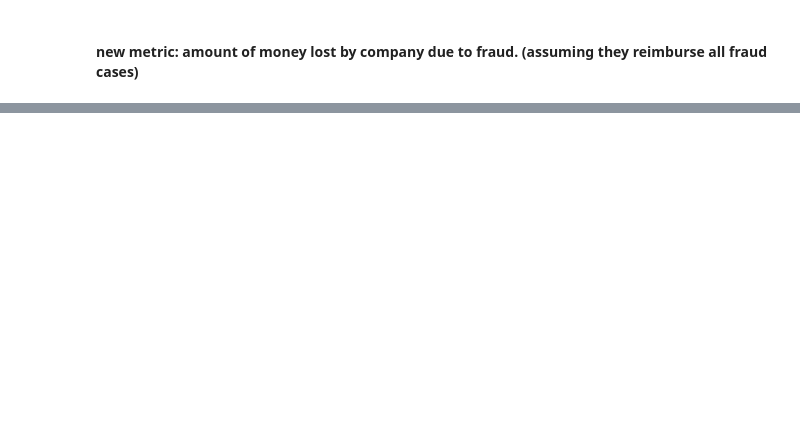
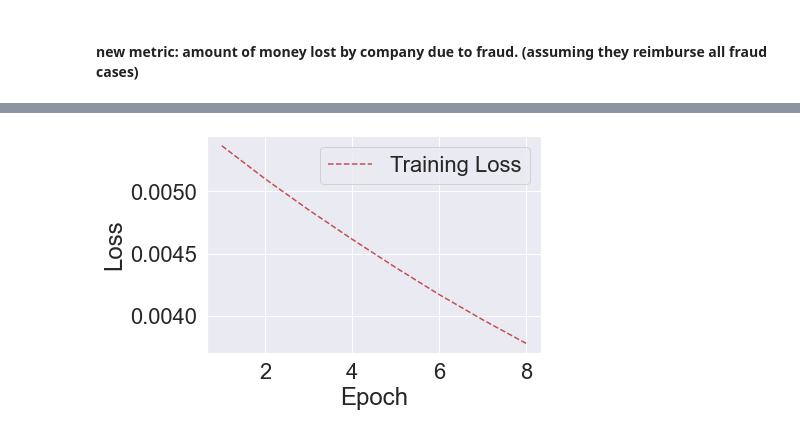
Before and after one commit to nershman/imbalanced-learning, a Jupyter notebook: notebook1.ipynb, the cells around one changed output, grey strips where cells are left out. Saved outputs shown, nothing was run; the diff lists cells and outputs as text; code cells hidden in the pictures; blank space fills up the shorter version.

Commit message:
creates some variables to keep models the same, commented out cashentropy model, which I cant't get to work due to a problem with keeping the old weights. started visualizations.

```diff
--- a/notebook1.ipynb
+++ b/notebook1.ipynb
@@ -219,6 +249,9 @@ mod_ce_bal_weight.compile(loss=WeightedCategoricalCrossentropy(w_array),
 # %% [markdown]
 ##### train our models
+# %%
+#define our universal fitting params
+nb_batch = 1000
+nb_epoch = 8
 # %%
-mod_focal.summary()
-mod_focal.fit(X_train, y_train, epochs=3, batch_size=1000) #fit model
+hist_focal = mod_focal.fit(X_train, y_train, epochs=nb_epoch, batch_size=nb_batch) #fit model
 # %% [output]
@@ -323,0 +386,21 @@ array([[1., 1.],
+# %%
+#plots , https://wandb.ai/site/articles/plotting-keras-history
+
+
+# Get training and test loss histories
+training_loss = hist_focal.history['loss']
+test_loss = hist_focal.history['val_loss']
+
+
+# Create count of the number of epochs
+epoch_count = range(1, len(training_loss) + 1)
+
+# Visualize loss history
+plt.plot(epoch_count, training_loss, 'r--')
+plt.plot(epoch_count, test_loss, 'b-')
+plt.legend(['Training Loss', 'Test Loss'])
+plt.xlabel('Epoch')
+plt.ylabel('Loss')
+plt.show();
+# %% [output]
+[figure, added]
```
Also changed, not shown: parts of 16 cells of this notebook.
